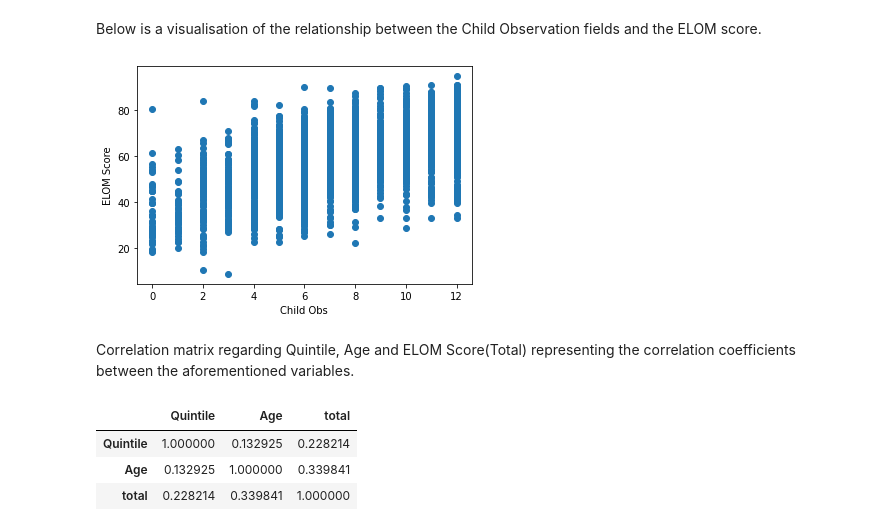
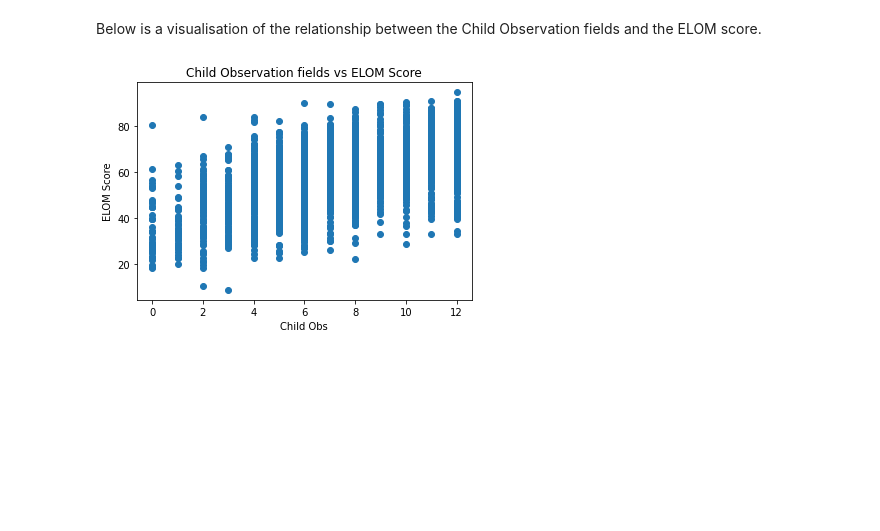
Before and after one commit to bongo1007/DAE, a Jupyter notebook: Project.ipynb, the cells around one changed output. Saved outputs shown, nothing was run; the diff lists cells and outputs as text; code cells hidden in the pictures; blank space fills up the shorter version.

```diff
--- a/Project.ipynb
+++ b/Project.ipynb
@@ -532,18 +402,9 @@ display(df_behaviour_stats)
 Below is a visualisation of the relationship between the Child Observation fields and the ELOM score.
 # %%
 plt.scatter(dfClean.ChildObs,dfClean.total)
+plt.title("Child Observation fields vs ELOM Score")
 plt.xlabel('Child Obs')
 plt.ylabel('ELOM Score')
 plt.show()
 # %% [output]
-[figure, old version]
+[figure, new version]
-# %% [markdown]
-Correlation matrix regarding Quintile, Age and ELOM Score(Total) representing the correlation coefficients between the aforementioned variables.
-# %%
-df_corr = dfClean[['Quintile', 'Age', 'total']]
-df_corr.corr()
-# %% [output]
-|  | Quintile | Age | total |
-| Quintile | 1.000000 | 0.132925 | 0.228214 |
-| Age | 0.132925 | 1.000000 | 0.339841 |
-| total | 0.228214 | 0.339841 | 1.000000 |
```
Also changed, not shown: parts of 31 cells of this notebook.
